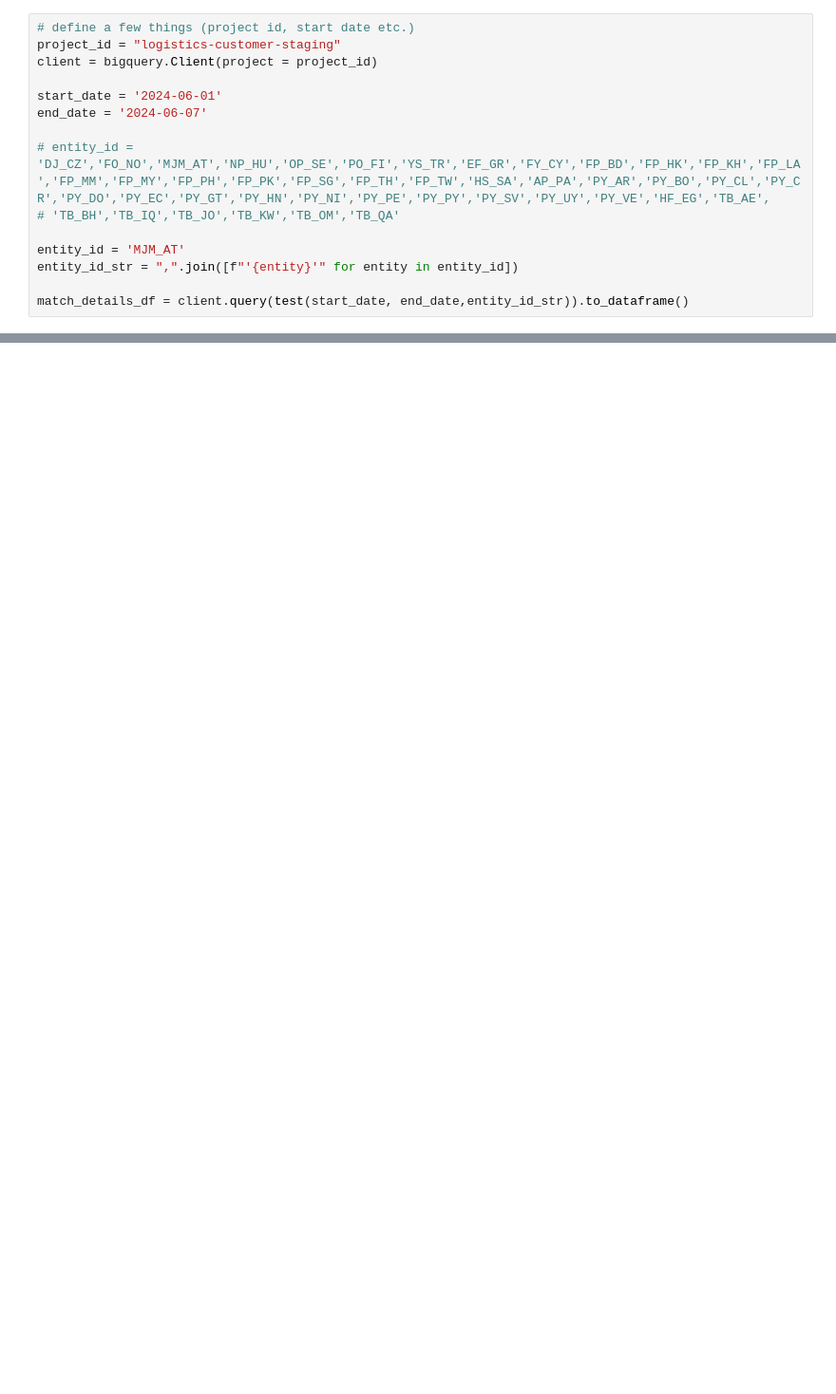
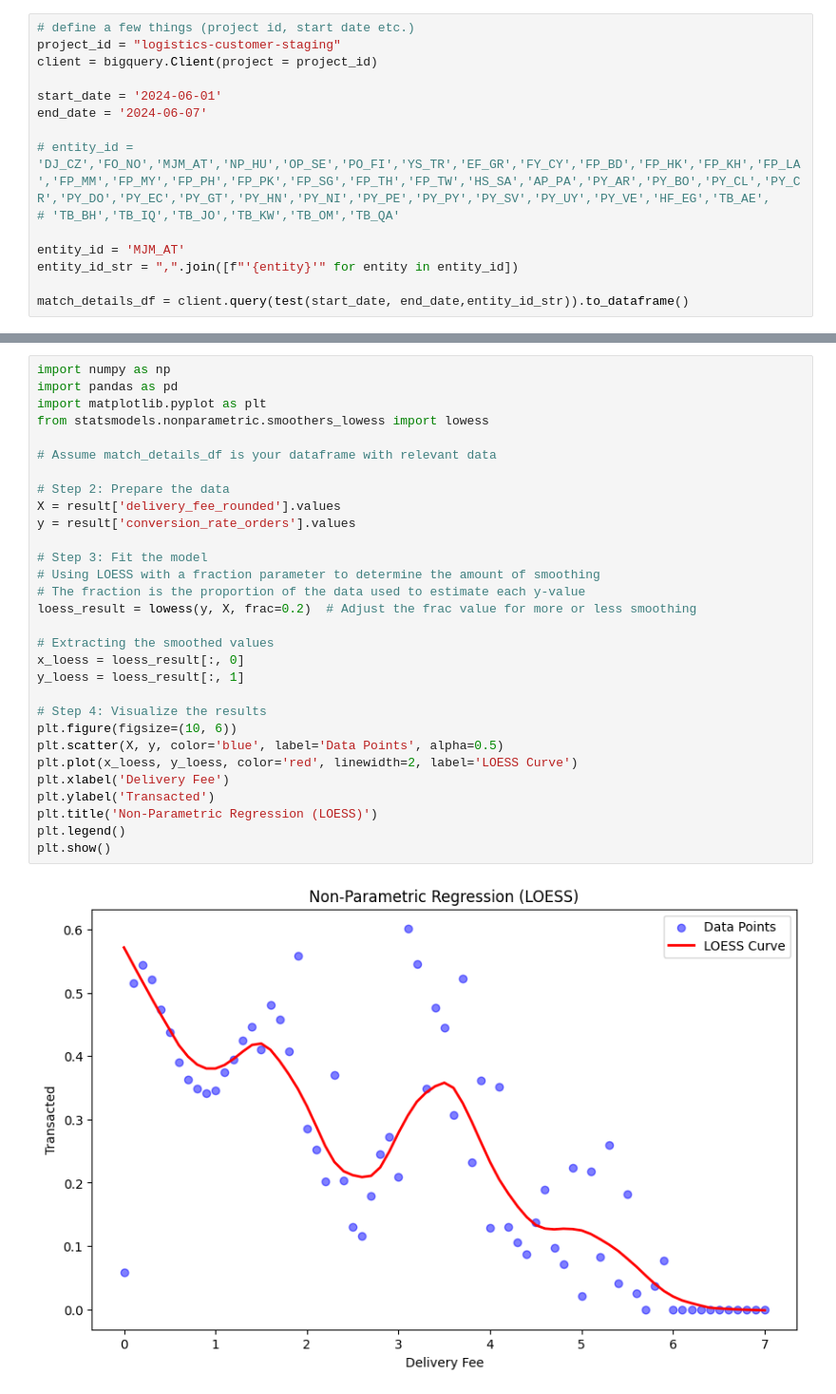
Before and after one commit to shazebasad-dh/https---github.com-deliveryhero-global_pricing, a Jupyter notebook: team/Shazeb/Impressions_data/analysis.ipynb, the cells around one changed output, grey strips where cells are left out. Shown: that part at 95% size. Saved outputs shown, nothing was run; the diff lists cells and outputs as text; blank space fills up the shorter version.

```diff
--- a/team/Shazeb/Impressions_data/analysis.ipynb
+++ b/team/Shazeb/Impressions_data/analysis.ipynb
@@ -162,0 +347,32 @@ plt.show()
+# %%
+import numpy as np
+import pandas as pd
+import matplotlib.pyplot as plt
+from statsmodels.nonparametric.smoothers_lowess import lowess
+
+# Assume match_details_df is your dataframe with relevant data
+
+# Step 2: Prepare the data
+X = result['delivery_fee_rounded'].values
+y = result['conversion_rate_orders'].values
+
+# Step 3: Fit the model
+# Using LOESS with a fraction parameter to determine the amount of smoothing
+# The fraction is the proportion of the data used to estimate each y-value
+loess_result = lowess(y, X, frac=0.2)  # Adjust the frac value for more or less smoothing
+
+# Extracting the smoothed values
+x_loess = loess_result[:, 0]
+y_loess = loess_result[:, 1]
+
+# Step 4: Visualize the results
+plt.figure(figsize=(10, 6))
+plt.scatter(X, y, color='blue', label='Data Points', alpha=0.5)
+plt.plot(x_loess, y_loess, color='red', linewidth=2, label='LOESS Curve')
+plt.xlabel('Delivery Fee')
+plt.ylabel('Transacted')
+plt.title('Non-Parametric Regression (LOESS)')
+plt.legend()
+plt.show()
+# %% [output]
+[figure, added]
```
Also changed, not shown: parts of 16 cells of this notebook, 2 other files.
